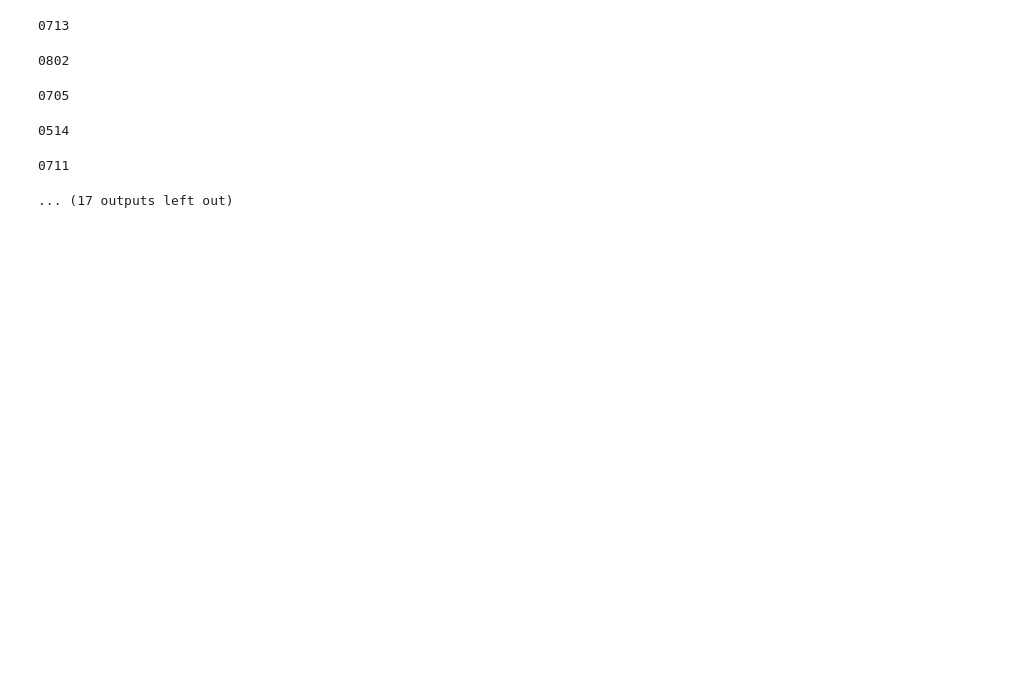
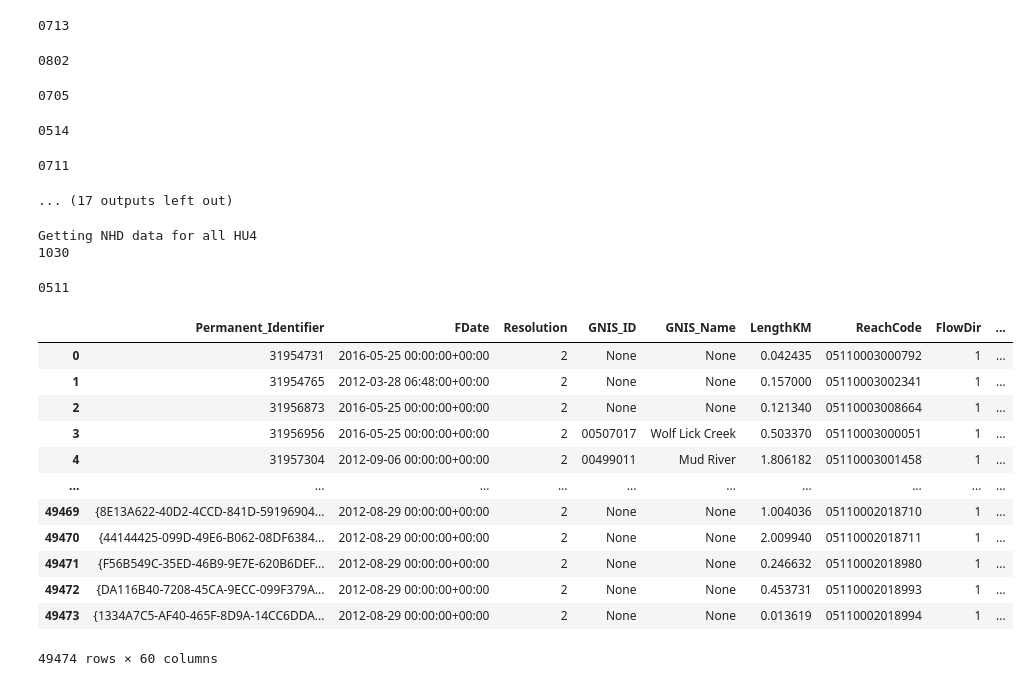
Before and after one commit to messamat/SBTN_Freshwater_BBT_mining, a Jupyter notebook: src/filter_records_by_location.ipynb, the cells around one changed output. Cells and saved outputs as stored; diff of their text form; code cells hidden in the pictures; blank space fills up the shorter version.

Commit message:
create get_nhd_data function

```diff
--- a/src/filter_records_by_location.ipynb
+++ b/src/filter_records_by_location.ipynb
@@ -449,6 +449,66 @@ Getting NHD basin names
 0514
 0711
 ... (17 outputs left out)
+# %%
+def get_nhd_data(in_hucs_pd, out_dir):
+    print('Getting NHD data for all HU4')
+
+    #Download data by HU4 if needed
+    huc4_list = in_hucs_pd.huc4.unique()
+    nhd_huc4_pathdict = {}
+    for huc in huc4_list:
+        download_nhdplus_hr_hu4(
+            hu4=huc,
+            out_dir=out_dir,
+            verbose=False
+        )
+        nhd_huc4_pathdict[huc] = os.path.join(
+            out_dir,
+            f'NHDPLUS_H_{huc}_HU4_GDB.gdb')
+
+    nhdplus_huc4_dict = {}
+    for huc4 in nhd_huc4_pathdict:
+        print(huc4)
+        #Read flowlines
+        flowlines_gpd = gpd.read_file(
+            filename=nhd_huc4_pathdict[huc4],
+            layer='NHDFlowline',
+            ignore_geometry=False
+        )
+        vaa_pd = gpd.read_file(
+            filename=nhd_huc4_pathdict[huc4],
+            layer='NHDPlusFlowlineVAA',
+            ignore_geometry=False
+        )
+
+        flowlines_vaa = flowlines_gpd.merge(
+            vaa_pd, how='inner', on='NHDPlusID', suffixes=('', '_vaa'))
+
+        nhdplus_huc4_dict[huc4] = flowlines_vaa
+
+    return(nhdplus_huc4_dict)
+
+test_nhdplus_gpd_dict = get_nhd_data(
+    in_hucs_pd=test_huc_pd[test_huc_pd['huc4'].isin(['0511', '1030'])],
+    out_dir=os.path.join(nhd_dir, 'nhdplus_hr')
+)
+# %% [output]
+Getting NHD data for all HU4
+1030
+0511
+|  | Permanent_Identifier | FDate | Resolution | GNIS_ID | GNIS_Name | LengthKM | ReachCode | FlowDir | ... |
+| 0 | 31954731 | 2016-05-25 00:00:00+00:00 | 2 | None | None | 0.042435 | 05110003000792 | 1 | ... |
+| 1 | 31954765 | 2012-03-28 06:48:00+00:00 | 2 | None | None | 0.157000 | 05110003002341 | 1 | ... |
+| 2 | 31956873 | 2016-05-25 00:00:00+00:00 | 2 | None | None | 0.121340 | 05110003008664 | 1 | ... |
+| 3 | 31956956 | 2016-05-25 00:00:00+00:00 | 2 | 00507017 | Wolf Lick Creek | 0.503370 | 05110003000051 | 1 | ... |
+| 4 | 31957304 | 2012-09-06 00:00:00+00:00 | 2 | 00499011 | Mud River | 1.806182 | 05110003001458 | 1 | ... |
+| ... | ... | ... | ... | ... | ... | ... | ... | ... | ... |
+| 49469 | {8E13A622-40D2-4CCD-841D-59196904... | 2012-08-29 00:00:00+00:00 | 2 | None | None | 1.004036 | 05110002018710 | 1 | ... |
+| 49470 | {44144425-099D-49E6-B062-08DF6384... | 2012-08-29 00:00:00+00:00 | 2 | None | None | 2.009940 | 05110002018711 | 1 | ... |
+| 49471 | {F56B549C-35ED-46B9-9E7E-620B6DEF... | 2012-08-29 00:00:00+00:00 | 2 | None | None | 0.246632 | 05110002018980 | 1 | ... |
+| 49472 | {DA116B40-7208-45CA-9ECC-099F379A... | 2012-08-29 00:00:00+00:00 | 2 | None | None | 0.453731 | 05110002018993 | 1 | ... |
+| 49473 | {1334A7C5-AF40-465F-8D9A-14CC6DDA... | 2012-08-29 00:00:00+00:00 | 2 | None | None | 0.013619 | 05110002018994 | 1 | ... |
+49474 rows × 60 columns
 # %%
 def get_geoglows_hydronyms():
     print('Getting geoglows river names')
```
Also changed, not shown: parts of 2 cells of this notebook.
